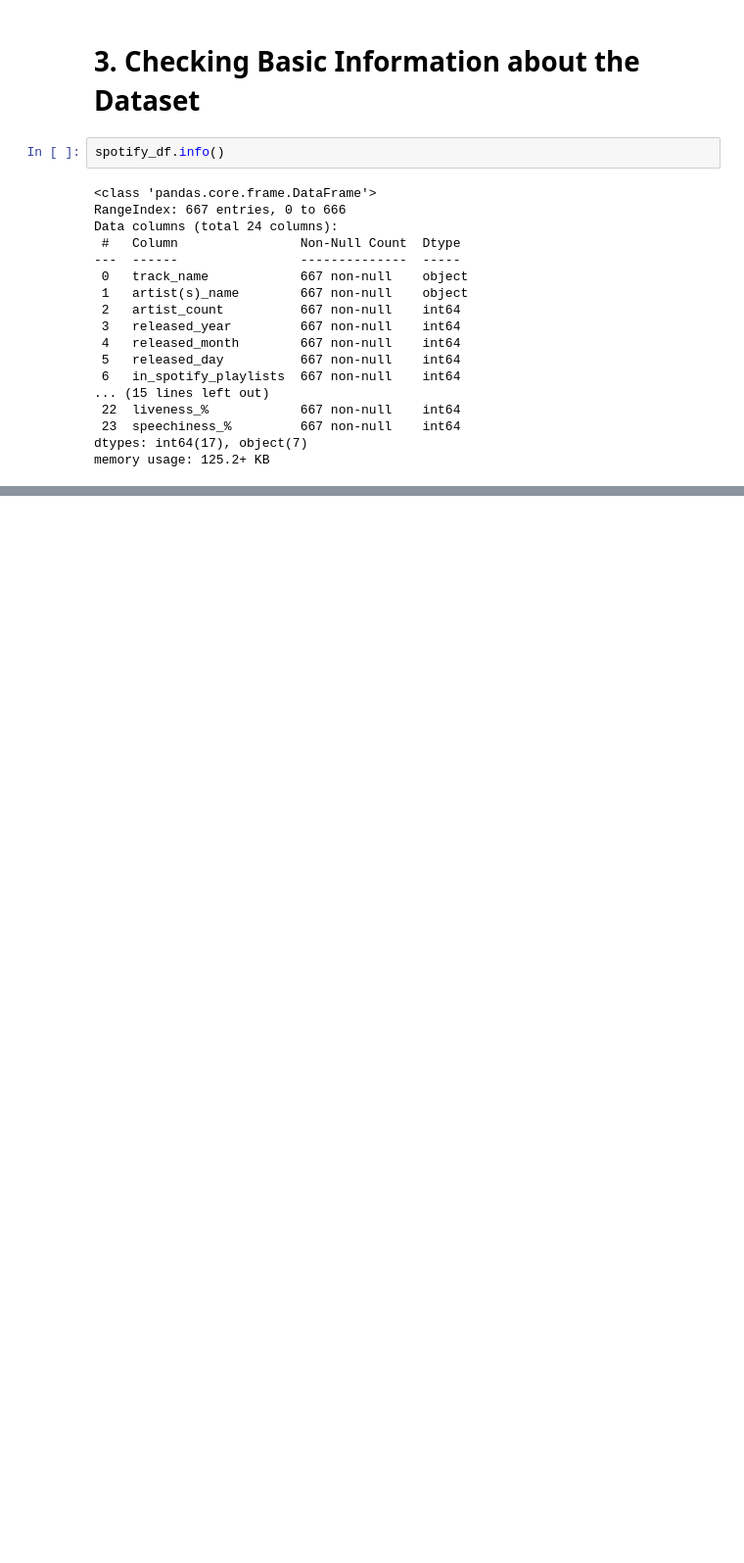
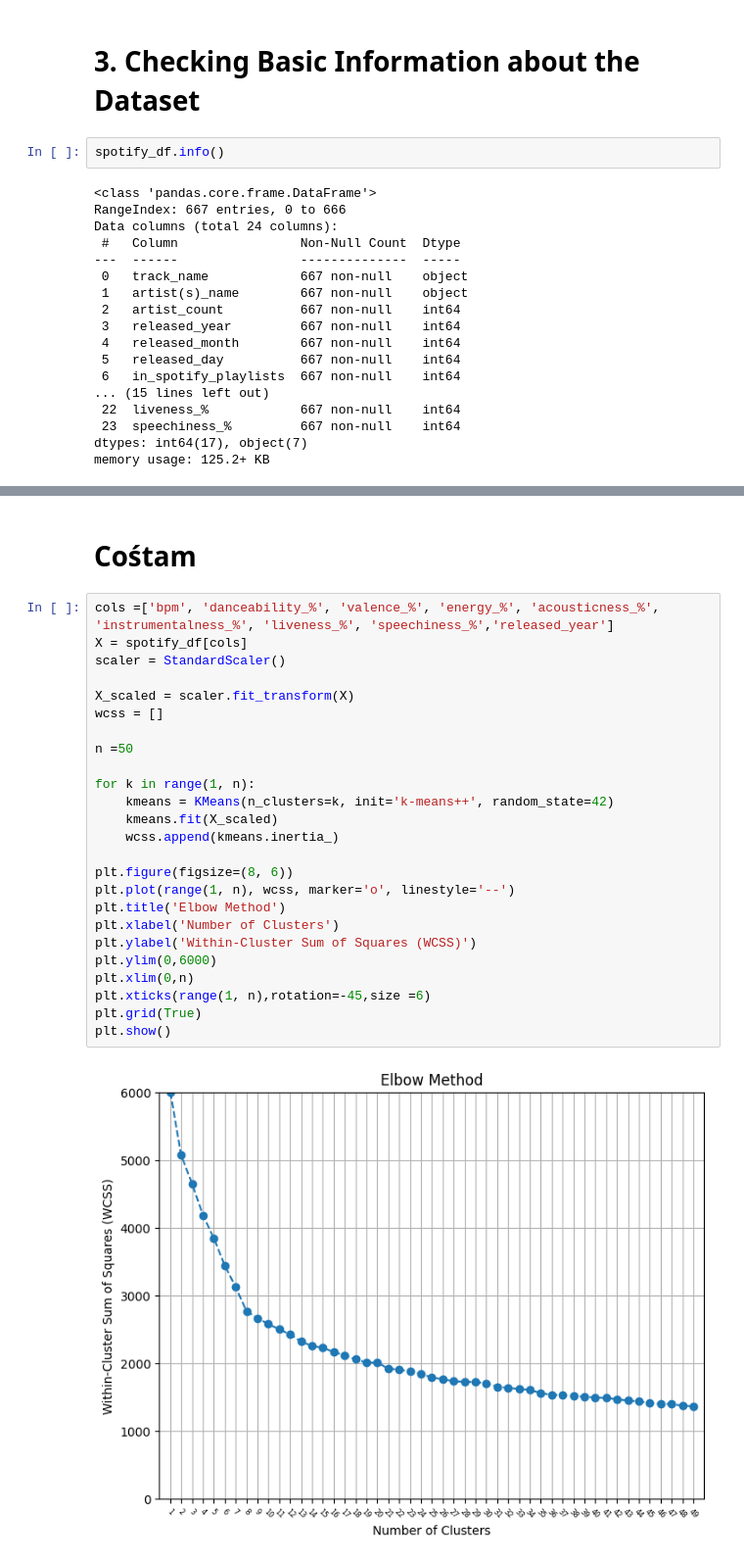
Before and after one commit to nataliachoszczyk/spotify-songs-clustering, a Jupyter notebook: EDA_KM1/EDA.ipynb, the cells around one changed output, grey strips where cells are left out. Shown at 98% size. Saved outputs shown, nothing was run; the diff lists cells and outputs as text; blank space fills up the shorter version.

```diff
--- a/EDA_KM1/EDA.ipynb
+++ b/EDA_KM1/EDA.ipynb
@@ -187,0 +402,29 @@ plt.show()
+# %% [markdown]
+# Cośtam
+# %%
+cols =['bpm', 'danceability_%', 'valence_%', 'energy_%', 'acousticness_%', 'instrumentalness_%', 'liveness_%', 'speechiness_%','released_year']
+X = spotify_df[cols]
+scaler = StandardScaler()
+
+X_scaled = scaler.fit_transform(X)
+wcss = []
+
+n =50
+
+for k in range(1, n):
+    kmeans = KMeans(n_clusters=k, init='k-means++', random_state=42)
+    kmeans.fit(X_scaled)
+    wcss.append(kmeans.inertia_)
+
+plt.figure(figsize=(8, 6))
+plt.plot(range(1, n), wcss, marker='o', linestyle='--')
+plt.title('Elbow Method')
+plt.xlabel('Number of Clusters')
+plt.ylabel('Within-Cluster Sum of Squares (WCSS)')
+plt.ylim(0,6000)
+plt.xlim(0,n)
+plt.xticks(range(1, n),rotation=-45,size =6)
+plt.grid(True)
+plt.show()
+# %% [output]
+[figure, added]
```
Also changed, not shown: parts of 39 cells of this notebook.
